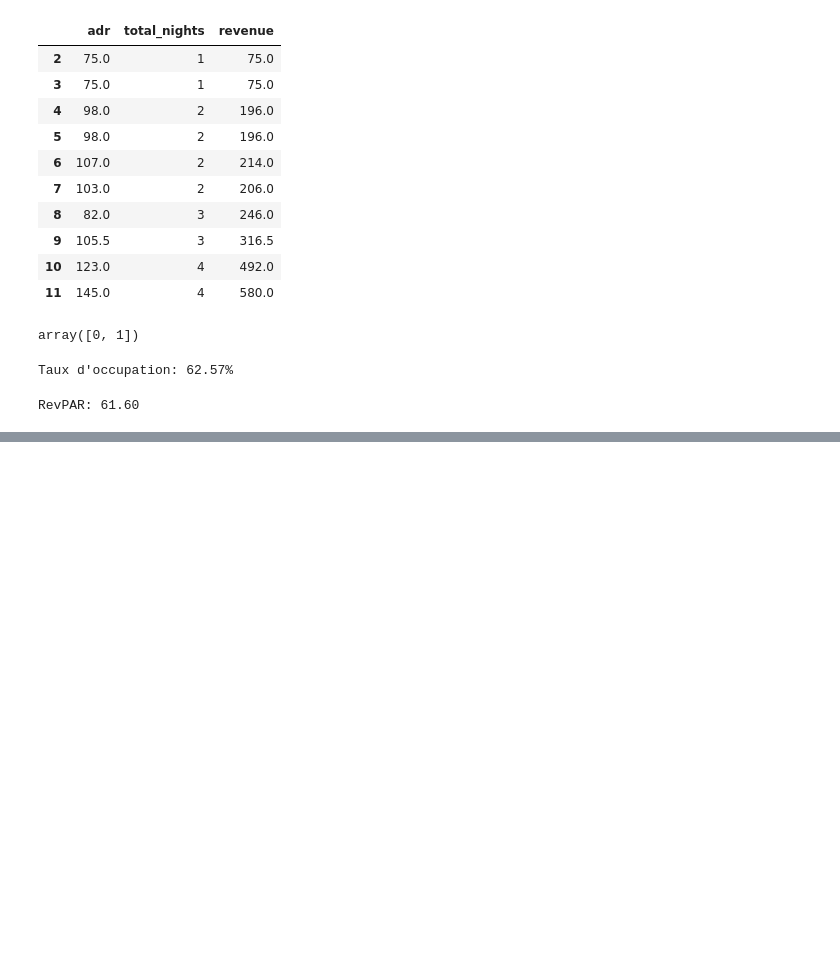
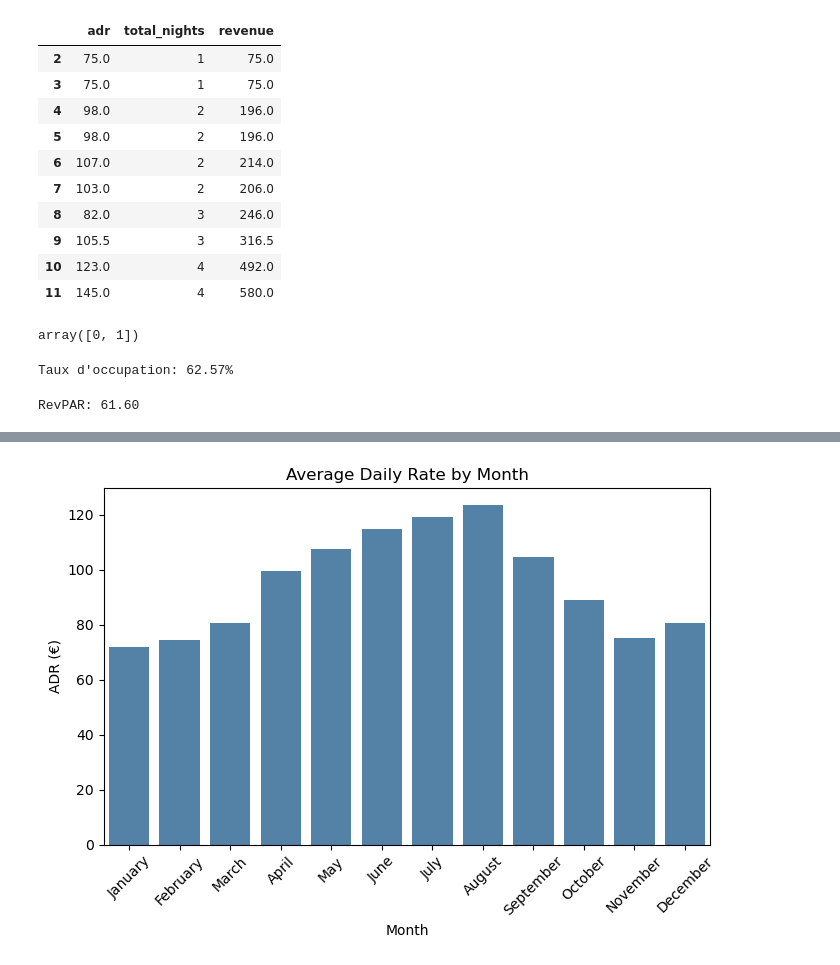
Before and after one commit to mbacke15/hotel-booking-revenue-analysis, a Jupyter notebook: notebooks/01_exploration.ipynb, the cells around one changed output, grey strips where cells are left out. Cells and saved outputs as stored; diff of their text form; code cells hidden in the pictures; blank space fills up the shorter version.

```diff
--- a/notebooks/01_exploration.ipynb
+++ b/notebooks/01_exploration.ipynb
@@ -136,3 +136,7 @@ RevPAR: 61.60
 # %%
 # Export clean dataset
 df.to_csv('../data/hotel_bookings_clean.csv', index=False)
+# %%
+# ADR by month
+adr_by_month = df.groupby('arrival_date_month')['adr'].mean().round(2)
+print(adr_by_month)
@@ -138,0 +158,8 @@ df.to_csv('../data/hotel_bookings_clean.csv', index=False)
+# %%
+# Define correct month order
+month_order = ['January', 'February', 'March', 'April', 'May', 'June',
+               'July', 'August', 'September', 'October', 'November', 'December']
+
+# Reindex
+adr_by_month = adr_by_month.reindex(month_order)
+print(adr_by_month)
@@ -138,0 +181,14 @@ df.to_csv('../data/hotel_bookings_clean.csv', index=False)
+# %%
+plt.figure(figsize=(7, 5))
+sns.barplot(x=adr_by_month.index,
+            y=adr_by_month.values,
+            color='steelblue')
+plt.title('Average Daily Rate by Month')
+plt.xlabel('Month')
+plt.ylabel('ADR (€)')
+plt.xticks(rotation=45)
+plt.tight_layout()
+plt.savefig('../exports/adr_by_month.png', bbox_inches='tight')
+plt.show()
+# %% [output]
+[figure, added]
```
Also changed, not shown: parts of 5 cells of this notebook, 3 other files.
